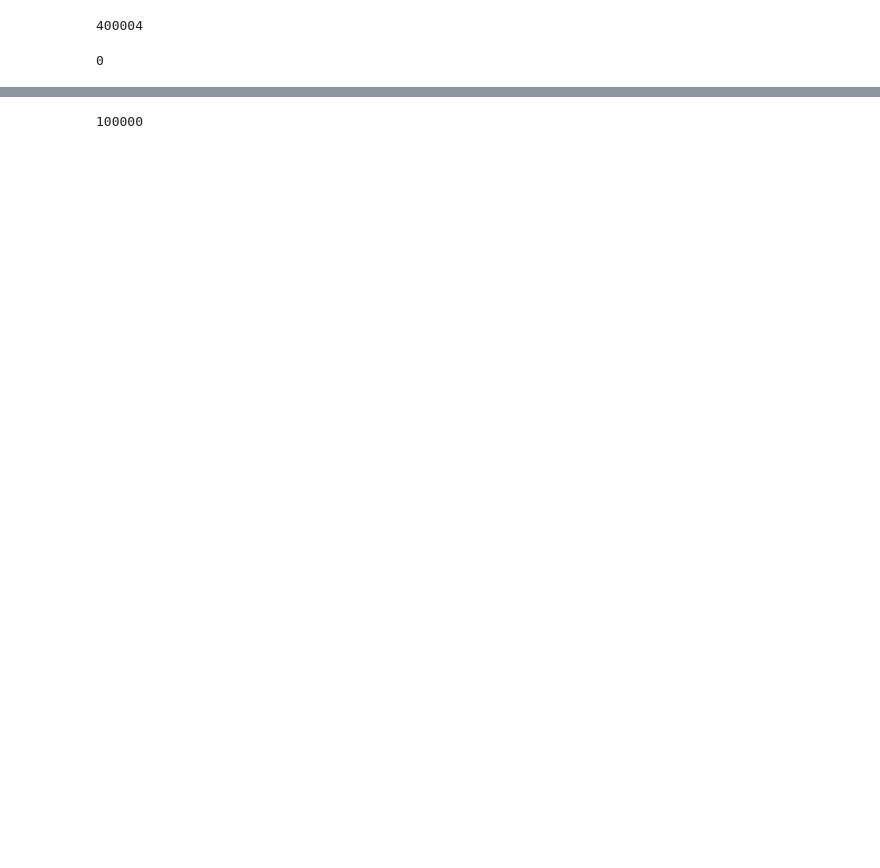
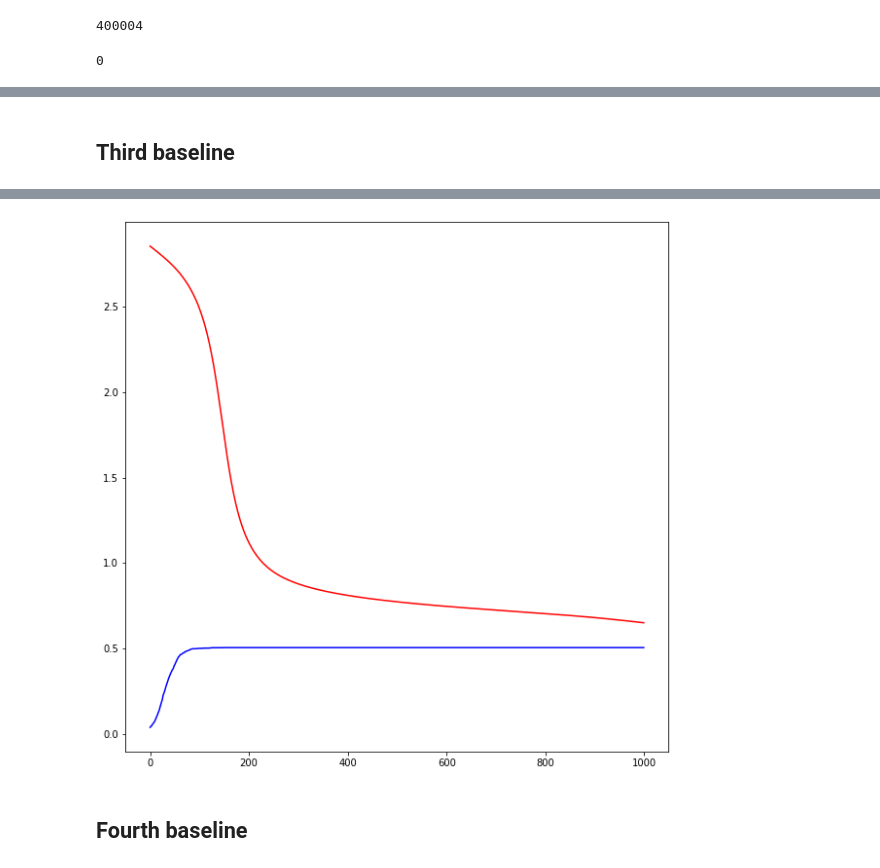
Before and after one commit to Ioana-P/Named_Entity_Recog_project, a Jupyter notebook: testing_torch_model.ipynb, the cells around one changed output, grey strips where cells are left out. Drawn from its saved outputs; the diff is of its cells as text; code cells hidden in the pictures; blank space fills up the shorter version.

Commit message:
train&validate 3 baseline models: acc plateaus around .54

```diff
--- a/testing_torch_model.ipynb
+++ b/testing_torch_model.ipynb
@@ -338,0 +385,5 @@ tensor(4)
+# %%
+baseline_model_2 = Net(ner.vocab_size, 50, 20, len(ner.ne_tag_map), True, ner.embedding_weights_matrix, True)
+# %%
+# optimizer = torch.optim.SGD(baseline_model.parameters(), lr = 0.01, momentum=0.9)
+optimizer = torch.optim.Adam(baseline_model_2.parameters(), lr = 0.0001)
@@ -338,0 +458,54 @@ tensor(4)
+# %% [markdown]
+## Third baseline
+# %%
+baseline_model_3 = Net(ner.vocab_size, 50, 50, len(ner.ne_tag_map), True, ner.embedding_weights_matrix, True)
+# %%
+# optimizer = torch.optim.SGD(baseline_model.parameters(), lr = 0.01, momentum=0.9)
+optimizer = torch.optim.Adam(baseline_model_3.parameters(), lr = 0.0001)
+# %%
+ner.batch_starting_point = 0
+train_iterator = ner.nn_batch_generator(nn_train_sent, nn_train_labels)
+
+loss_over_step = []
+acc_over_step = []
+
+
+for i in range(1000):
+
+    batch_sentences, batch_ne_labels = next(train_iterator)
+
+#     batch_sentences = batch_sentences.contiguous()
+#     batch_ne_labels = batch_ne_labels.contiguous()
+
+    output_batch = baseline_model_3(batch_sentences)
+
+    loss = Net.loss_fn(output_batch, batch_ne_labels)
+    if i%100 == 0:
+        print(i, "Current loss: --------- ", loss)
+
+    loss_over_step.append(loss)
+
+
+
+
+    optimizer.zero_grad()  # clear previous gradients
+    loss.backward()        # compute gradients of all variables wrt loss
+    optimizer.step()       # perform updates using calculated gradients
+
+
+    # extract data from torch Variable, move to cpu, convert to numpy arrays
+    output_batch = output_batch.data.cpu().numpy()
+    batch_ne_labels = batch_ne_labels.data.cpu().numpy()
+    acc = accuracy(output_batch, batch_ne_labels)
+    if i%100 == 0:
+        print("    Accuracy is ---------- ", acc)
+
+
+    acc_over_step.append(acc)
+
+
+plt.figure(figsize=(10,10))
+plt.plot( loss_over_step, c='red')
+plt.plot( acc_over_step, c='blue')
+plt.show()
+# %% [output]
@@ -339 +532,4 @@ tensor(4)
+[figure, added]
+# %% [markdown]
+## Fourth baseline
 # %%
@@ -344,5 +540 @@ optimizer = torch.optim.Adam(model.parameters(), lr = 0.0001)
-# %%
-ner.batch_starting_point
-# %% [output]
-100000
 # %%
```
Also changed, not shown: parts of 44 cells of this notebook, 1 other file.
